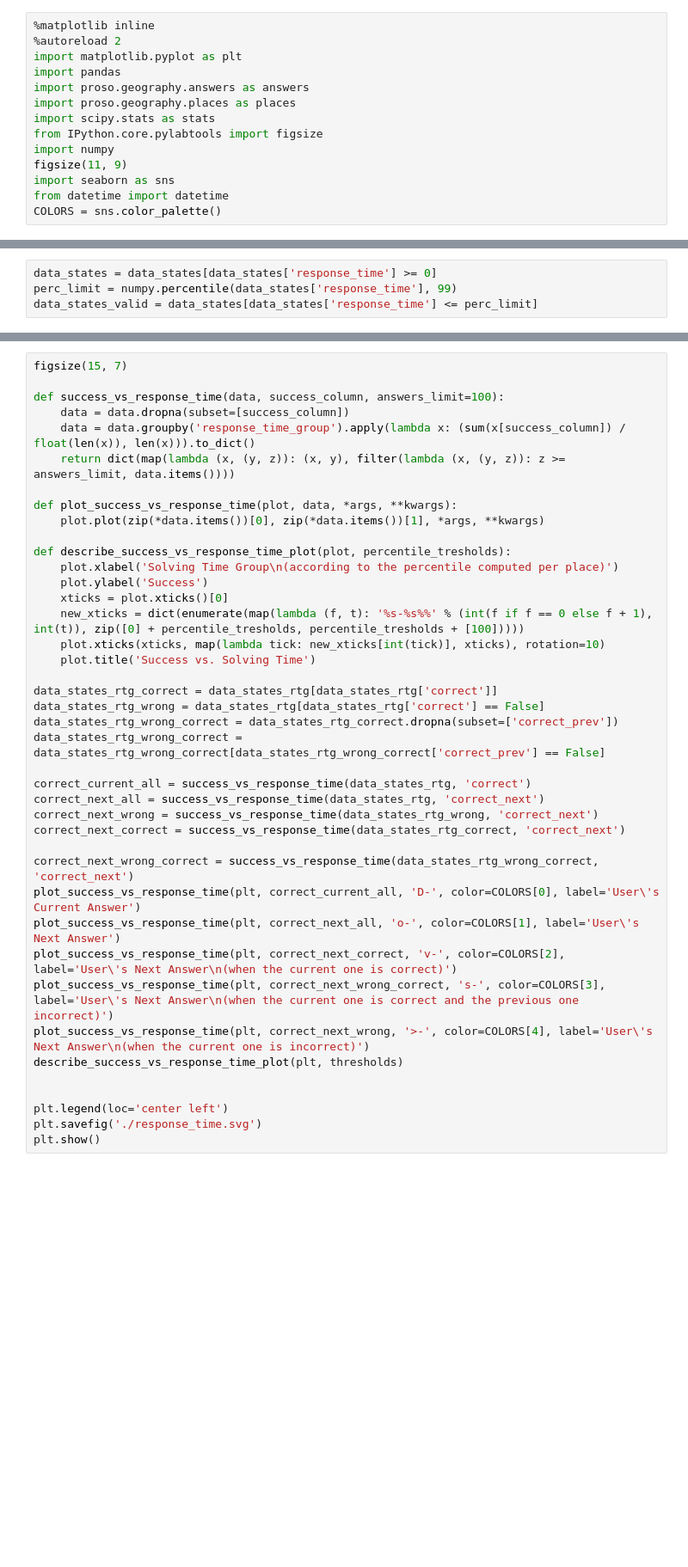
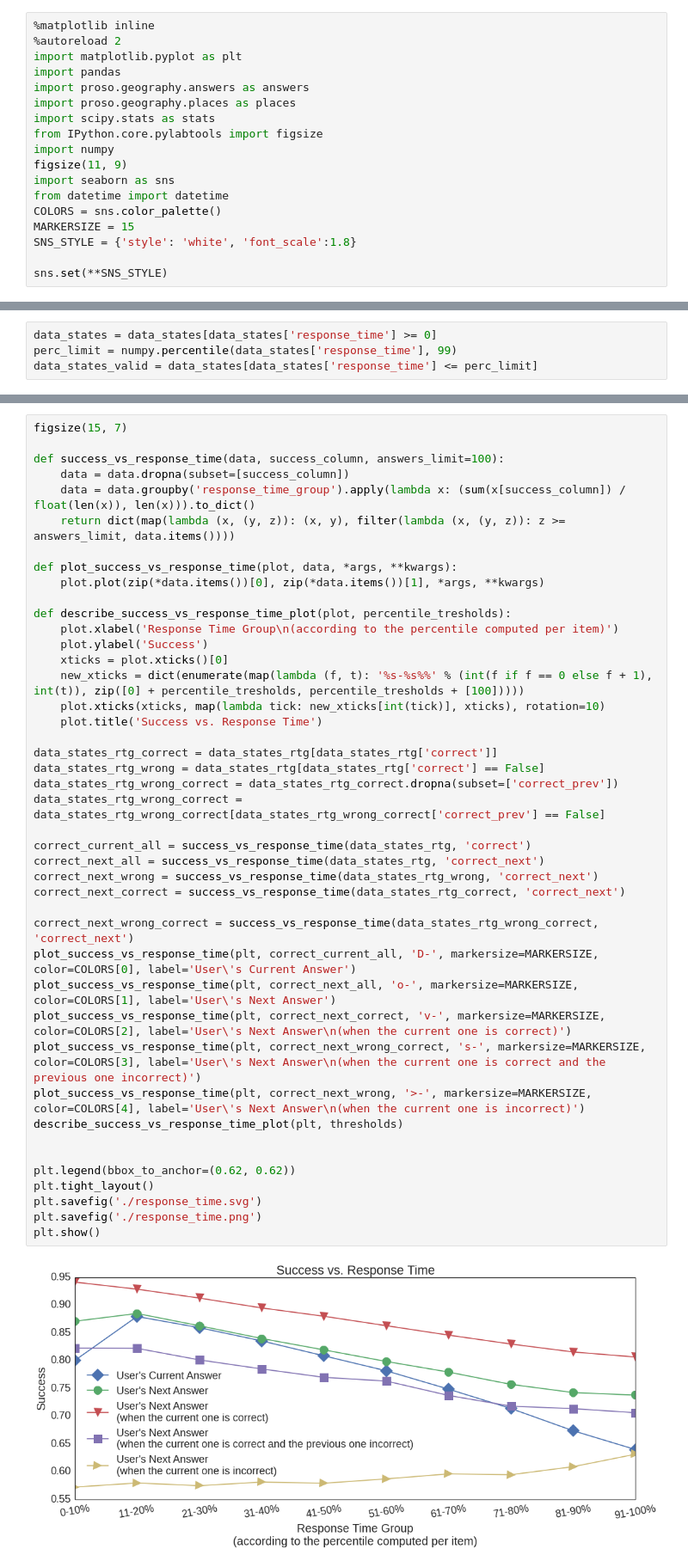
Before and after one commit to papousek/geography-ipython-notebooks, a Jupyter notebook: response_time.ipynb, the cells around one changed output, grey strips where cells are left out. Shown: that part at 86% size. Saved outputs shown, nothing was run; the diff lists cells and outputs as text; blank space fills up the shorter version.

Commit message:
figure style

```diff
--- a/response_time.ipynb
+++ b/response_time.ipynb
@@ -17,6 +17,10 @@ figsize(11, 9)
 import seaborn as sns
 from datetime import datetime
 COLORS = sns.color_palette()
+MARKERSIZE = 15
+SNS_STYLE = {'style': 'white', 'font_scale':1.8}
+
+sns.set(**SNS_STYLE)
 # %%
 MIN_DATE = datetime.strptime('2014-11-12 20:00:00', '%Y-%m-%d %H:%M:%S')
 # %%
@@ -64,38 +80,42 @@ figsize(15, 7)
 def success_vs_response_time(data, success_column, answers_limit=100):
     data = data.dropna(subset=[success_column])
     data = data.groupby('response_time_group').apply(lambda x: (sum(x[success_column]) / float(len(x)), len(x))).to_dict()
     return dict(map(lambda (x, (y, z)): (x, y), filter(lambda (x, (y, z)): z >= answers_limit, data.items())))
 
 def plot_success_vs_response_time(plot, data, *args, **kwargs):
     plot.plot(zip(*data.items())[0], zip(*data.items())[1], *args, **kwargs)
 
 def describe_success_vs_response_time_plot(plot, percentile_tresholds):
-    plot.xlabel('Solving Time Group\n(according to the percentile computed per place)')
+    plot.xlabel('Response Time Group\n(according to the percentile computed per item)')
     plot.ylabel('Success')
     xticks = plot.xticks()[0]
     new_xticks = dict(enumerate(map(lambda (f, t): '%s-%s%%' % (int(f if f == 0 else f + 1), int(t)), zip([0] + percentile_tresholds, percentile_tresholds + [100]))))
     plot.xticks(xticks, map(lambda tick: new_xticks[int(tick)], xticks), rotation=10)
-    plot.title('Success vs. Solving Time')
+    plot.title('Success vs. Response Time')
 
 data_states_rtg_correct = data_states_rtg[data_states_rtg['correct']]
 data_states_rtg_wrong = data_states_rtg[data_states_rtg['correct'] == False]
 data_states_rtg_wrong_correct = data_states_rtg_correct.dropna(subset=['correct_prev'])
 data_states_rtg_wrong_correct = data_states_rtg_wrong_correct[data_states_rtg_wrong_correct['correct_prev'] == False]
 
 correct_current_all = success_vs_response_time(data_states_rtg, 'correct')
 correct_next_all = success_vs_response_time(data_states_rtg, 'correct_next')
 correct_next_wrong = success_vs_response_time(data_states_rtg_wrong, 'correct_next')
 correct_next_correct = success_vs_response_time(data_states_rtg_correct, 'correct_next')
 
 correct_next_wrong_correct = success_vs_response_time(data_states_rtg_wrong_correct, 'correct_next')
-plot_success_vs_response_time(plt, correct_current_all, 'D-', color=COLORS[0], label='User\'s Current Answer')
-plot_success_vs_response_time(plt, correct_next_all, 'o-', color=COLORS[1], label='User\'s Next Answer')
-plot_success_vs_response_time(plt, correct_next_correct, 'v-', color=COLORS[2], label='User\'s Next Answer\n(when the current one is correct)')
-plot_success_vs_response_time(plt, correct_next_wrong_correct, 's-', color=COLORS[3], label='User\'s Next Answer\n(when the current one is correct and the previous one incorrect)')
-plot_success_vs_response_time(plt, correct_next_wrong, '>-', color=COLORS[4], label='User\'s Next Answer\n(when the current one is incorrect)')
+plot_success_vs_response_time(plt, correct_current_all, 'D-', markersize=MARKERSIZE, color=COLORS[0], label='User\'s Current Answer')
+plot_success_vs_response_time(plt, correct_next_all, 'o-', markersize=MARKERSIZE, color=COLORS[1], label='User\'s Next Answer')
+plot_success_vs_response_time(plt, correct_next_correct, 'v-', markersize=MARKERSIZE, color=COLORS[2], label='User\'s Next Answer\n(when the current one is correct)')
+plot_success_vs_response_time(plt, correct_next_wrong_correct, 's-', markersize=MARKERSIZE, color=COLORS[3], label='User\'s Next Answer\n(when the current one is correct and the previous one incorrect)')
+plot_success_vs_response_time(plt, correct_next_wrong, '>-', markersize=MARKERSIZE, color=COLORS[4], label='User\'s Next Answer\n(when the current one is incorrect)')
 describe_success_vs_response_time_plot(plt, thresholds)
 
 
-plt.legend(loc='center left')
+plt.legend(bbox_to_anchor=(0.62, 0.62))
+plt.tight_layout()
 plt.savefig('./response_time.svg')
+plt.savefig('./response_time.png')
 plt.show()
+# %% [output]
+[figure, added]
```
Also changed, not shown: parts of 2 cells of this notebook.
